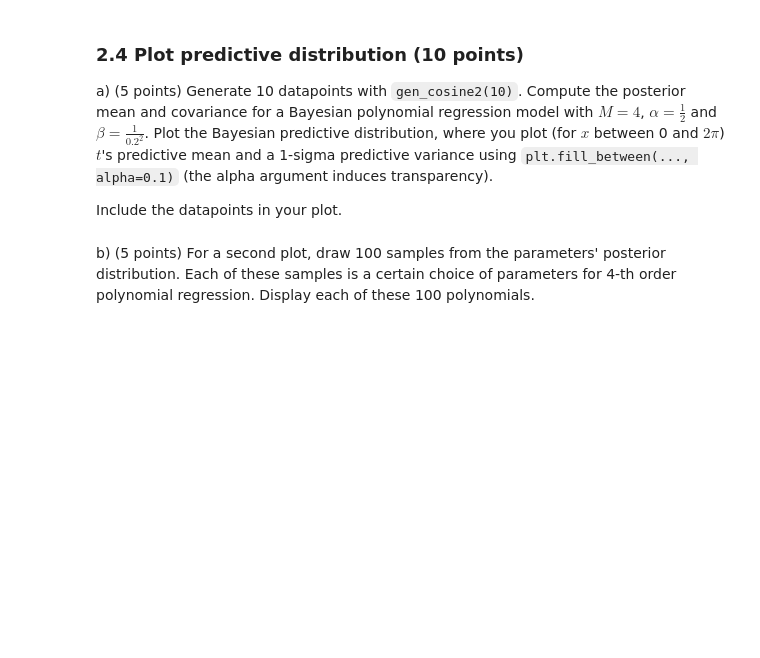
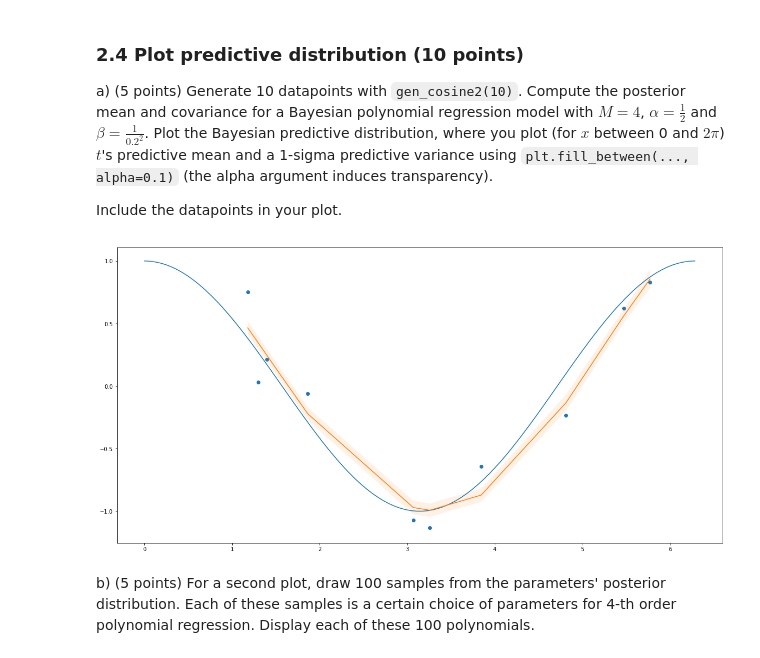
Before and after one commit to Lukx19/UvA-ML1, a Jupyter notebook: lab1.ipynb, the cells around one changed output. Cells and saved outputs as stored; diff of their text form; code cells hidden in the pictures; blank space fills up the shorter version.

```diff
--- a/lab1.ipynb
+++ b/lab1.ipynb
@@ -359,11 +368,12 @@ def predict_polynomial_bayes(x, m, S, beta):
     mean = []
     for i in x:
         phi = designmatrix([i], M - 1)
-        var = 1/beta + np.matmul(np.reshape(phi.transpose(),(1,3)), np.reshape(np.matmul(S, phi.transpose()),(3,1)))
-        mean.append(np.matmul(np.reshape(m, (1,3)), phi.transpose()))
+        var = 1/beta + np.matmul(np.reshape(phi.transpose(),(1,M)), np.reshape(np.matmul(S, phi.transpose()),(M,1)))
+        mean.append(np.matmul(np.reshape(m, (1,M)), phi.transpose()))
         sigma.append(var)
-    mean = np.reshape(np.array(mean), (10,))
-    sigma = np.reshape(np.array(sigma), (10,))
+    mean = np.reshape(np.array(mean), (N,))
+    sigma = np.reshape(np.array(sigma), (N,))
+    Phi = designmatrix(x, M - 1)
     return mean, sigma, Phi
 # %%
 ### Test your function
@@ -387,26 +397,24 @@ Plot the Bayesian predictive distribution, where you plot (for $x$ between 0 and
 Include the datapoints in your plot.
 # %%
 np.random.seed(5)
-real_x,real_y = gen_real_cosine(100)
-N=10
-M=4
-x,t = gen_cosine2(N)
+real_x, real_y = gen_real_cosine(100)
+N = 10
+M = 4
+alpha = 0.5
+x, t = gen_cosine2(N)
 perm = x.argsort()
-m, S, Phi = fit_polynomial_bayes(x, t, M, 0.5, 1/(0.2**2))
+beta = 25
+m, S, Phi = fit_polynomial_bayes(x, t, M, alpha, beta)
 
-plt.plot(real_x,real_y)
-plt.scatter(x[perm],t[perm])
-mean_pt = np.matmul(Phi,m.transpose())
-res = np.reshape(np.array(mean_pt),N)
+plt.plot(real_x, real_y)
+plt.scatter(x[perm], t[perm])
+mean_pt, var, Phi = predict_polynomial_bayes(x, m, S, beta)
 
-mean_var = np.matmul(S,m.transpose())
-var =  np.reshape(np.array(np.matmul(Phi,mean_var.transpose())),N)
-print(S)
-print(m)
-print(mean_var)
-plt.plot(x[perm],res[perm])
+plt.plot(x[perm], res[perm])
 plt.fill_between(x[perm],res[perm] - var[perm],res[perm] + var[perm], alpha=0.1)
 plt.show()
+# %% [output]
+[figure, added]
 # %% [markdown]
 b) (5 points) For a second plot, draw 100 samples from the parameters' posterior distribution. Each of these samples is a certain choice of parameters for 4-th order polynomial regression.
 Display each of these 100 polynomials.
```
Also changed, not shown: parts of 10 cells of this notebook.
